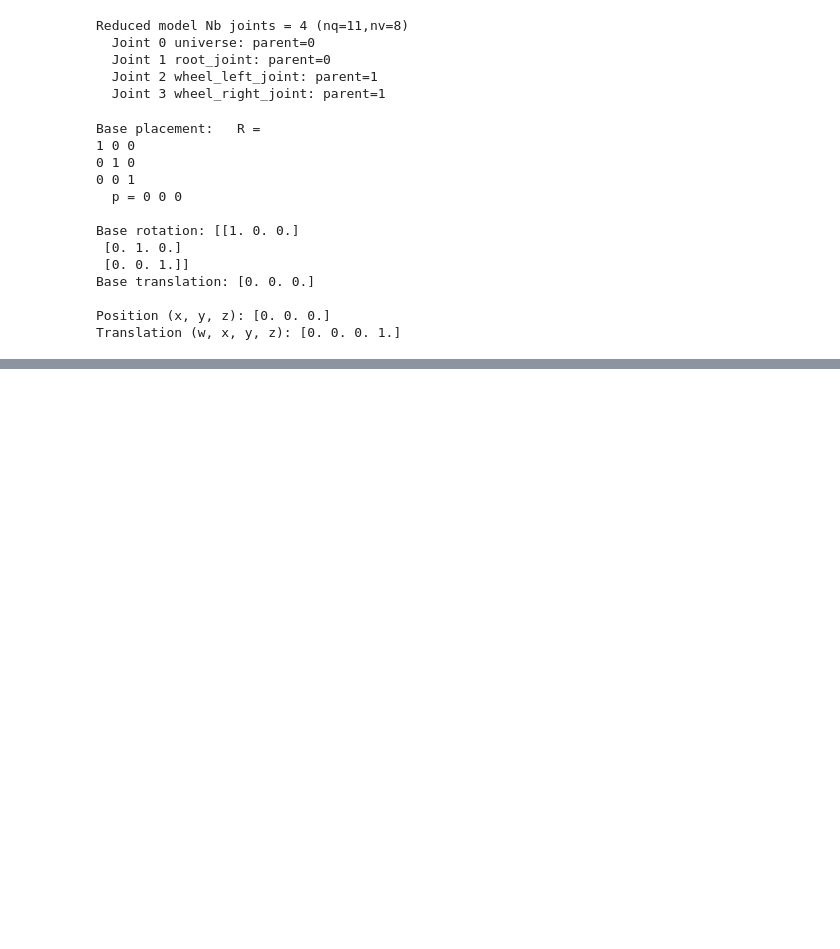
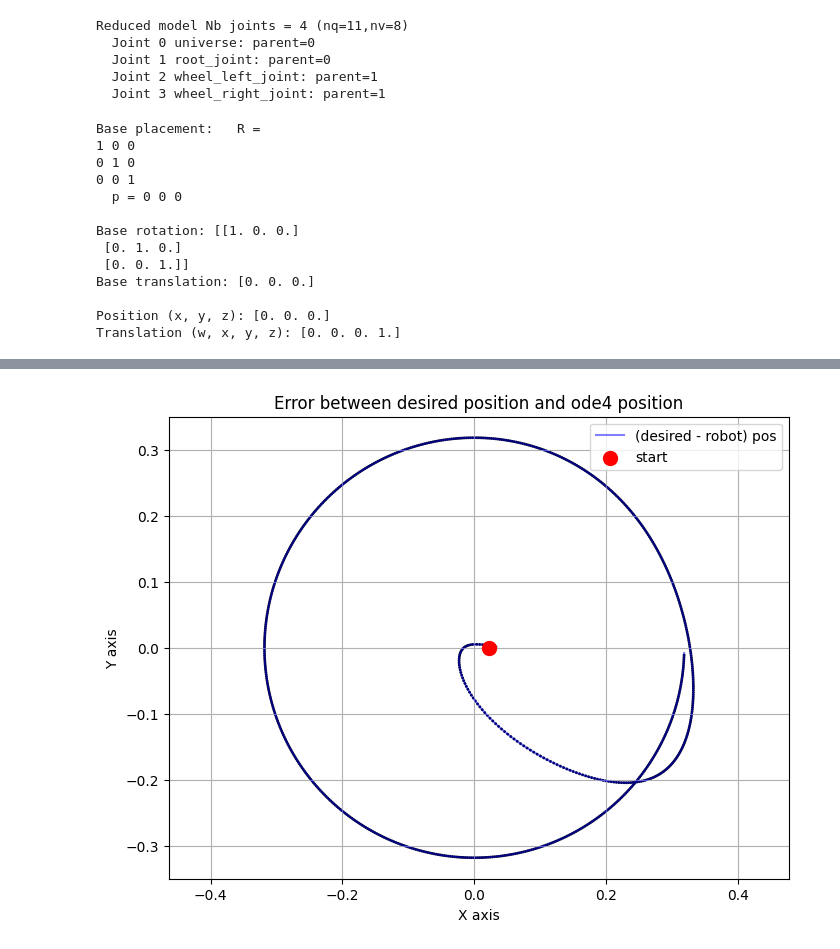
Before and after one commit to francomano/ukf_test, a Jupyter notebook: main.ipynb, the cells around one changed output, grey strips where cells are left out. Cells and saved outputs as stored; diff of their text form; code cells hidden in the pictures; blank space fills up the shorter version.

```diff
--- a/main.ipynb
+++ b/main.ipynb
@@ -166,0 +193,35 @@ plt.show()
+# %%
+# Define error between desired and robot position
+dr_error_x = x0 - x1
+dr_error_y = y0 - y1
+
+# Plotting
+plt.figure(figsize=(8, 6))
+plt.plot(dr_error_x, dr_error_y, color='blue', label='(desired - robot) pos', alpha=0.5)
+
+# Adding arrows
+for i in range(len(x1)-1):
+    # First line arrows
+    dx = dr_error_x[i+1] - dr_error_x[i] # change in x
+    dy = dr_error_y[i+1] - dr_error_y[i] # change in y
+    plt.quiver(dr_error_x[i], dr_error_y[i], dx, dy, angles='xy', scale_units='xy', scale=10, width=0.005)
+
+
+# Plotting the 'zero' moment or starting point
+plt.scatter(dr_error_x[0], dr_error_y[0], color='red', s=100, zorder=5, label='start')
+
+
+# Set labels and title
+plt.xlabel('X axis')
+plt.ylabel('Y axis')
+plt.title('Error between desired position and ode4 position')
+
+# Fix axis scale
+plt.axis('equal')  # To keep the aspect ratio consistent
+
+
+plt.legend()  # To add a legend to differentiate the arrays
+plt.grid(True)  # Optionally, add a grid for better readability
+plt.show()
+# %% [output]
+[figure, added]
```
Also changed, not shown: parts of 5 cells of this notebook.
